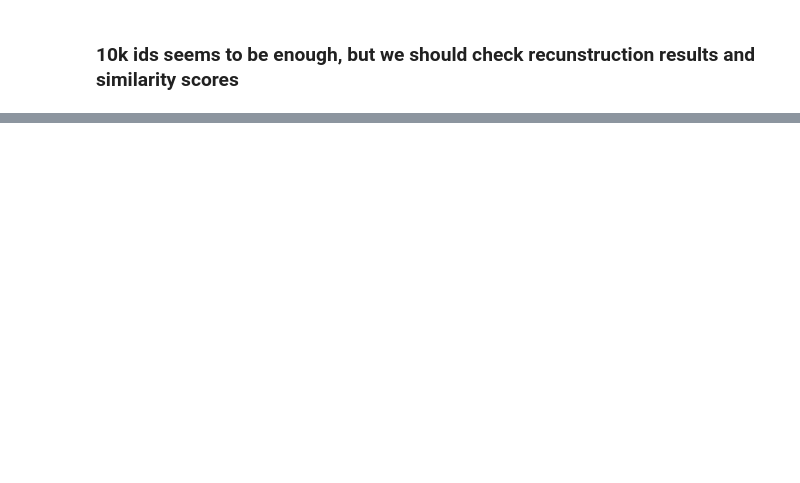
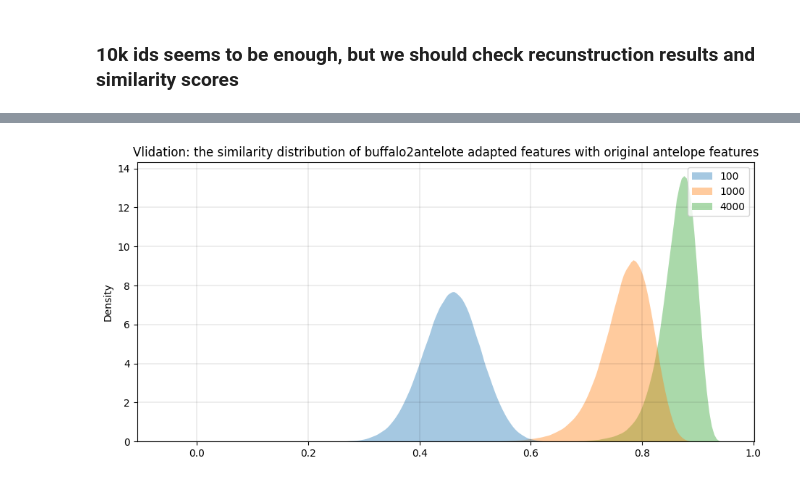
Before and after one commit to pi-null-mezon/rbh24, a Jupyter notebook: train_adapter_for_instantid/buffalo2antelope_adapter.ipynb, the cells around one changed output, grey strips where cells are left out. Cells and saved outputs as stored; diff of their text form; code cells hidden in the pictures; blank space fills up the shorter version.

```diff
--- a/train_adapter_for_instantid/buffalo2antelope_adapter.ipynb
+++ b/train_adapter_for_instantid/buffalo2antelope_adapter.ipynb
@@ -476,2 +521,13 @@ verbose: False, log level: Level.ERROR
 # %% [markdown]
 ### 10k ids seems to be enough, but we should check recunstruction results and similarity scores
+# %%
+train_parts_by_size = {100: ['high_quality.pickle'],
+                       1000: ['high_quality.pickle'],
+                       4000: ['high_quality.pickle']
+                       }
+
+cos_distr_dict_hq = {}
+for part in train_parts_by_size:
+    A, b = process_part(train_parts_by_size[part], 1, part)
+    cos_vals = export_model(A, b, f'HQ_{part}')
+    cos_distr_dict_hq[part] = cos_vals
@@ -477,0 +579,15 @@ verbose: False, log level: Level.ERROR
+# %%
+fig, ax = plt.subplots(figsize=(11,5))
+
+plt.grid(color = 'black', linewidth = 0.1)
+g = sns.kdeplot(
+   data=cos_distr_dict_hq,#df, x="cos", hue="model",
+   fill=True, common_norm=False, # palette="crest",
+   alpha=.4, linewidth=0
+)
+# plt.legend(title='N train vectors')
+plt.title('Vlidation: the similarity distribution of buffalo2antelote adapted features with original antelope features')
+
+plt.show(g)
+# %% [output]
+[figure, added]
```
Also changed, not shown: parts of 14 cells of this notebook, 3 other files.
